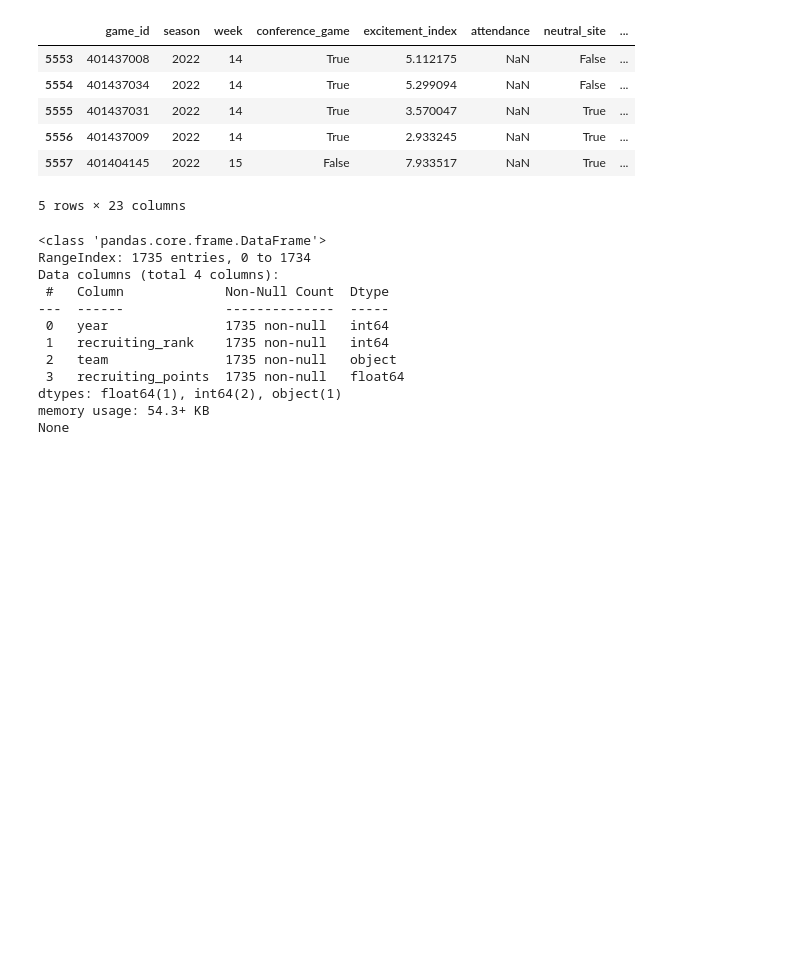
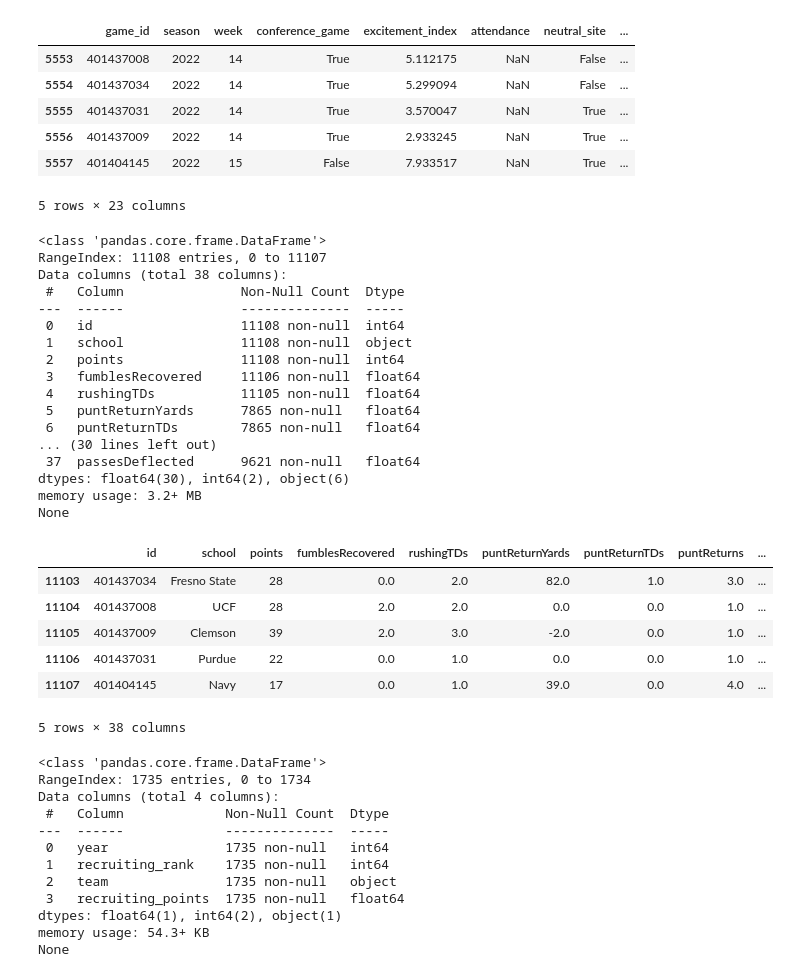
Before and after one commit to davidweck96/College-Football-Analysis, a Jupyter notebook: analysis.ipynb, the cells around one changed output. Drawn from its saved outputs; the diff is of its cells as text; code cells hidden in the pictures; blank space fills up the shorter version.

```diff
--- a/analysis.ipynb
+++ b/analysis.ipynb
@@ -24,6 +24,7 @@ All of this data was sourced using the cfbd Python API. This API pulls from [col
 adv_stats_df = pd.read_csv(data_path + 'adv_stats_df.csv')
 betting_df = pd.read_csv(data_path + 'betting_df.csv')
 game_results_df = pd.read_csv(data_path + 'game_results_df.csv')
+game_results_stats_df = pd.read_csv(data_path + 'game_results_stats_df.csv')
 recruiting_df = pd.read_csv(data_path + 'recruiting_df.csv')
 returning_production_df = pd.read_csv(data_path + 'returning_production_df.csv')
 talent_df = pd.read_csv(data_path + 'talent_df.csv')
@@ -112,6 +113,34 @@ None
 | 5556 | 401437009 | 2022 | 14 | True | 2.933245 | NaN | True | ... |
 | 5557 | 401404145 | 2022 | 15 | False | 7.933517 | NaN | True | ... |
 5 rows × 23 columns
+# %%
+print(game_results_stats_df.info())
+game_results_stats_df.tail()
+# %% [output]
+<class 'pandas.core.frame.DataFrame'>
+RangeIndex: 11108 entries, 0 to 11107
+Data columns (total 38 columns):
+ #   Column               Non-Null Count  Dtype
+---  ------               --------------  -----
+ 0   id                   11108 non-null  int64
+ 1   school               11108 non-null  object
+ 2   points               11108 non-null  int64
+ 3   fumblesRecovered     11106 non-null  float64
+ 4   rushingTDs           11105 non-null  float64
+ 5   puntReturnYards      7865 non-null   float64
+ 6   puntReturnTDs        7865 non-null   float64
+... (30 lines left out)
+ 37  passesDeflected      9621 non-null   float64
+dtypes: float64(30), int64(2), object(6)
+memory usage: 3.2+ MB
+None
+|  | id | school | points | fumblesRecovered | rushingTDs | puntReturnYards | puntReturnTDs | puntReturns | ... |
+| 11103 | 401437034 | Fresno State | 28 | 0.0 | 2.0 | 82.0 | 1.0 | 3.0 | ... |
+| 11104 | 401437008 | UCF | 28 | 2.0 | 2.0 | 0.0 | 0.0 | 1.0 | ... |
+| 11105 | 401437009 | Clemson | 39 | 2.0 | 3.0 | -2.0 | 0.0 | 1.0 | ... |
+| 11106 | 401437031 | Purdue | 22 | 0.0 | 1.0 | 0.0 | 0.0 | 1.0 | ... |
+| 11107 | 401404145 | Navy | 17 | 0.0 | 1.0 | 39.0 | 0.0 | 4.0 | ... |
+5 rows × 38 columns
 # %%
 print(recruiting_df.info())
 recruiting_df.tail()
```
Also changed, not shown: parts of 4 cells of this notebook.
